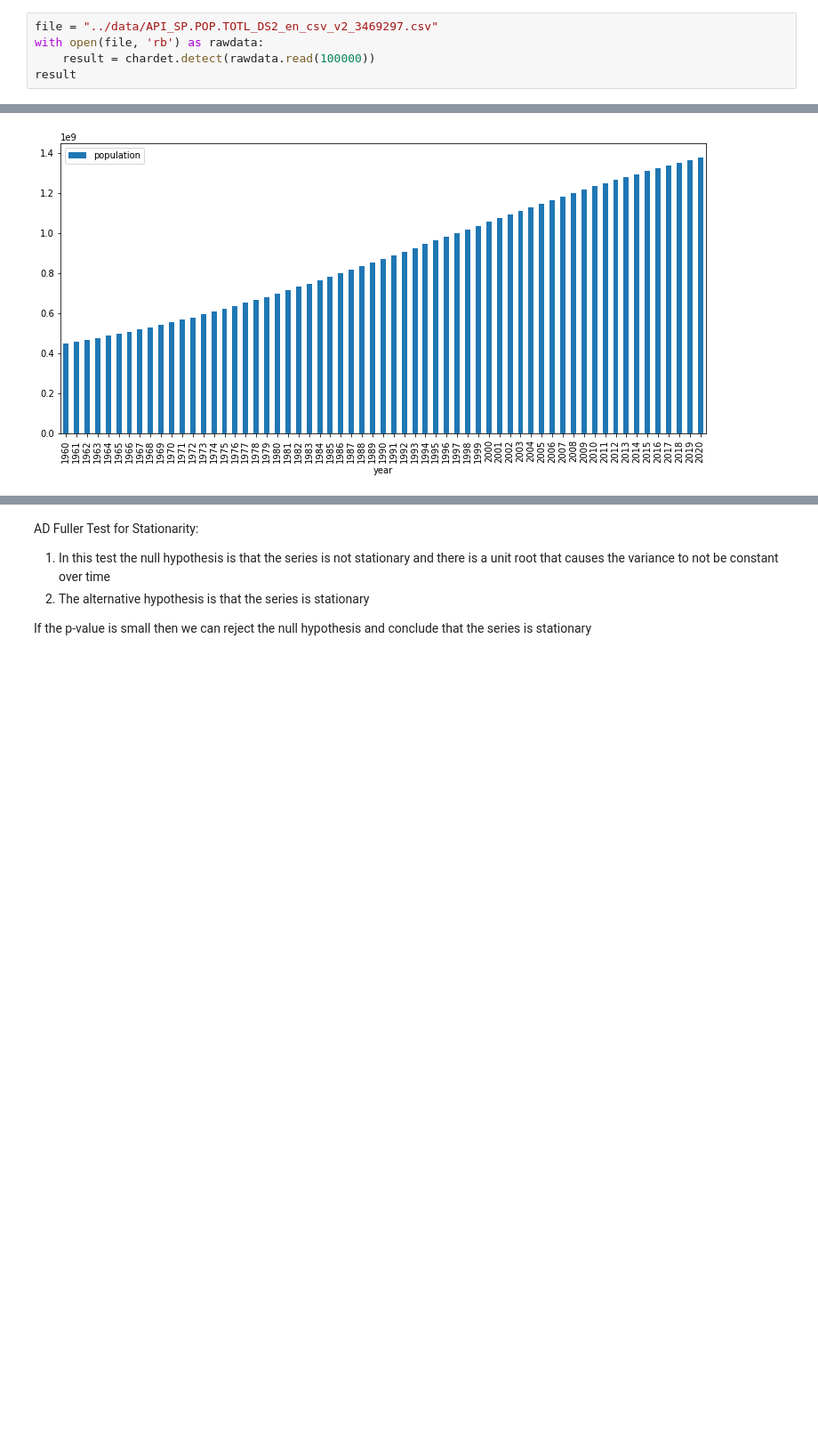
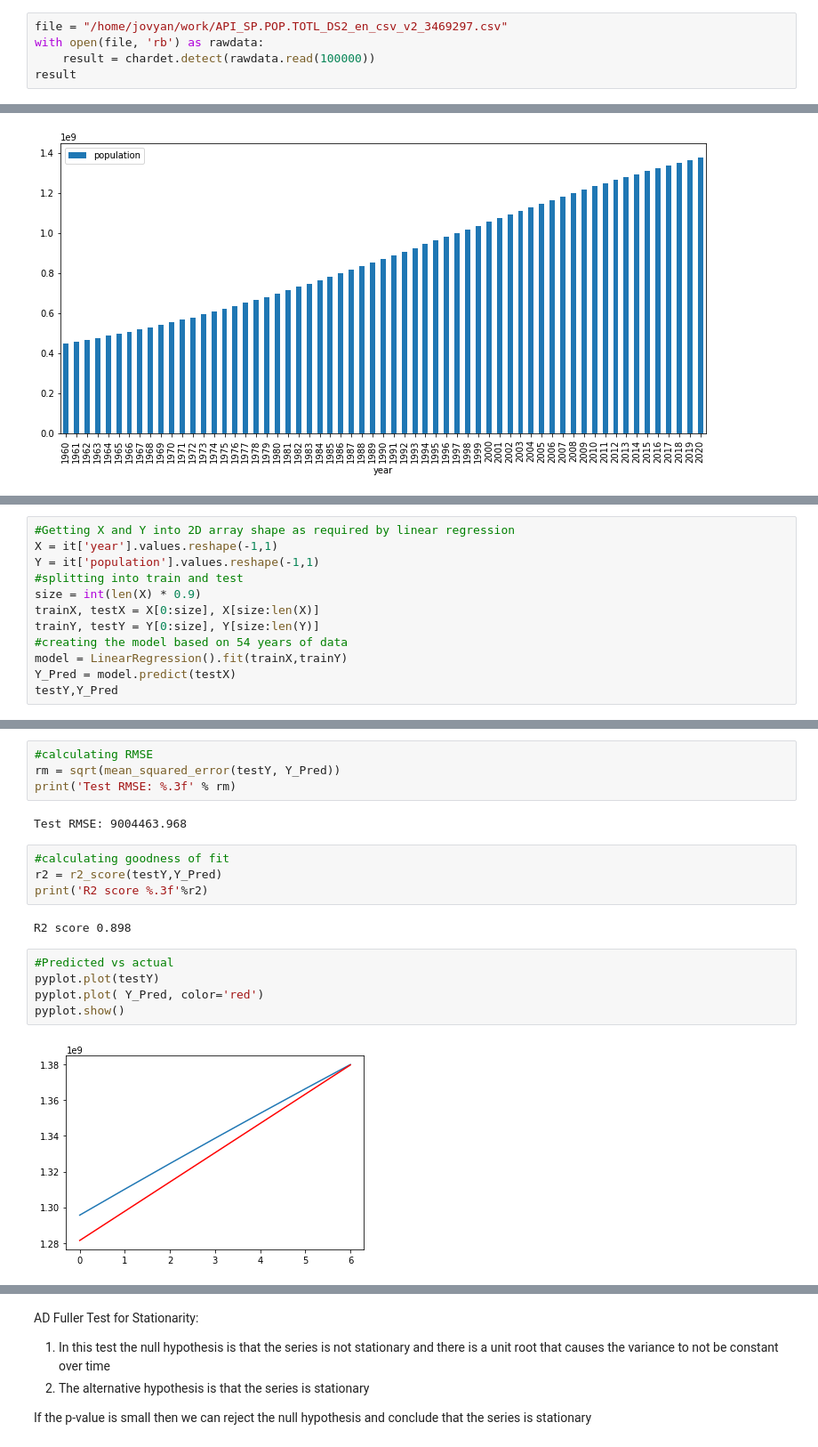
Before and after one commit to anusreeb/Experiments, a Jupyter notebook: population_time_series/population_of_india_time_series.ipynb, the cells around one changed output, grey strips where cells are left out. Shown at 89% size. Drawn from its saved outputs; the diff is of its cells as text; blank space fills up the shorter version.

Commit message:
Adding linear regression, acf and pacf plots, and auto regression

```diff
--- a/population_time_series/population_of_india_time_series.ipynb
+++ b/population_time_series/population_of_india_time_series.ipynb
@@ -10,7 +26,7 @@ import chardet
 # %% [markdown]
 Getting Some population data from the world bank. We've removed some headers from the original spreadsheet, and saved it with utf encoding to avoid any encoding issues while reading.
 # %%
-file = "../data/API_SP.POP.TOTL_DS2_en_csv_v2_3469297.csv"
+file = "/home/jovyan/work/API_SP.POP.TOTL_DS2_en_csv_v2_3469297.csv"
 with open(file, 'rb') as rawdata:
     result = chardet.detect(rawdata.read(100000))
 result
@@ -54,0 +75,12 @@ it.plot(kind='bar',x='year',y='population',figsize=(13,6))
+# %%
+#Getting X and Y into 2D array shape as required by linear regression
+X = it['year'].values.reshape(-1,1)
+Y = it['population'].values.reshape(-1,1)
+#splitting into train and test
+size = int(len(X) * 0.9)
+trainX, testX = X[0:size], X[size:len(X)]
+trainY, testY = Y[0:size], Y[size:len(Y)]
+#creating the model based on 54 years of data
+model = LinearRegression().fit(trainX,trainY)
+Y_Pred = model.predict(testX)
+testY,Y_Pred
@@ -55 +102,20 @@ it.plot(kind='bar',x='year',y='population',figsize=(13,6))
+# %%
+#calculating RMSE
+rm = sqrt(mean_squared_error(testY, Y_Pred))
+print('Test RMSE: %.3f' % rm)
+# %% [output]
+Test RMSE: 9004463.968
+# %%
+#calculating goodness of fit
+r2 = r2_score(testY,Y_Pred)
+print('R2 score %.3f'%r2)
+# %% [output]
+R2 score 0.898
+# %%
+#Predicted vs actual
+pyplot.plot(testY)
+pyplot.plot( Y_Pred, color='red')
+pyplot.show()
+# %% [output]
+[figure, added]
 # %% [markdown]
```
Also changed, not shown: parts of 23 cells of this notebook.
